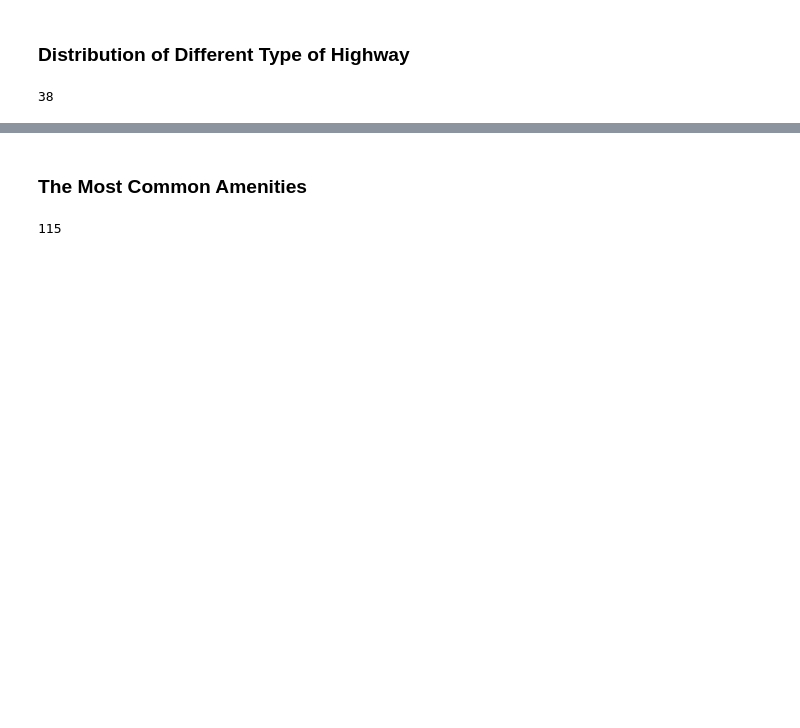
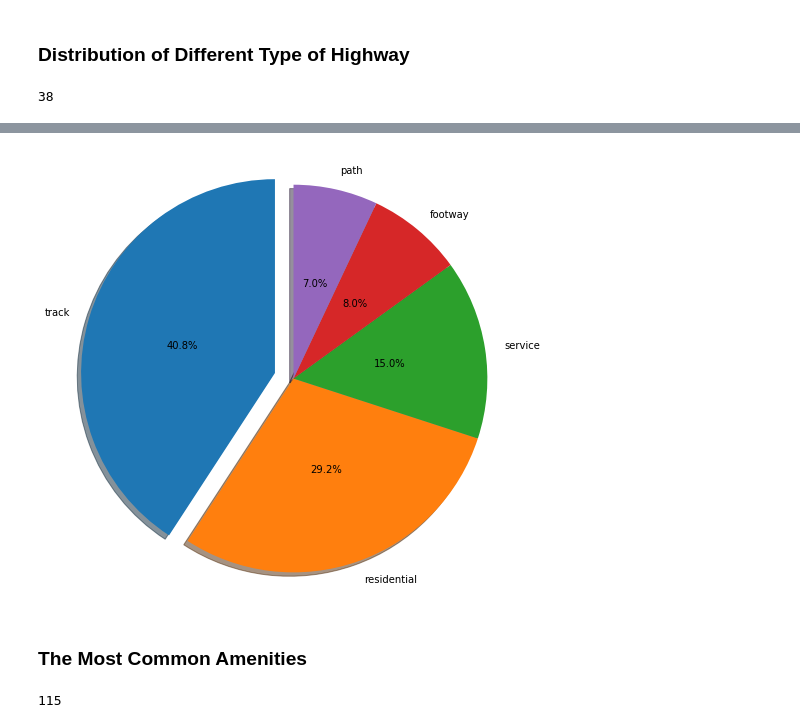
Before and after one commit to bulutenesemre/OsmAnalysis, a Jupyter notebook: notebooks/OsmAnalysis.ipynb, the cells around one changed output, grey strips where cells are left out. Cells and saved outputs as stored; diff of their text form; code cells hidden in the pictures; blank space fills up the shorter version.

Commit message:
Data Visualization samples added

```diff
--- a/notebooks/OsmAnalysis.ipynb
+++ b/notebooks/OsmAnalysis.ipynb
@@ -174,5 +176,6 @@ sqlContext.sql("SELECT osmWay.tags[0].value FROM osmWay WHERE tags[0].key='highw
 # %% [output]
 38
 # %%
-sqlContext.sql("SELECT osmWay.tags[0].value FROM osmWay WHERE tags[0].key='highway'").distinct().collect()
+highway = sqlContext.sql("SELECT osmWay.tags[0].value as Value,COUNT(osmWay.tags[0].value) as Count FROM osmWay WHERE tags[0].key='highway' GROUP BY osmWay.tags[0].value")
+highway.count()
 # %% [output]
@@ -195,0 +196,3 @@ sqlContext.sql("SELECT osmWay.tags[0].value FROM osmWay WHERE tags[0].key='highw
+# %%
+highway = highway.toPandas()
+highway.head()
@@ -195,0 +206,4 @@ sqlContext.sql("SELECT osmWay.tags[0].value FROM osmWay WHERE tags[0].key='highw
+# %%
+highwaydf = highway.sort_values(by=['Count'],ascending=False)
+highwaydf = highwaydf.head()
+highwaydf
@@ -196,3 +217,19 @@ sqlContext.sql("SELECT osmWay.tags[0].value FROM osmWay WHERE tags[0].key='highw
+# %%
+plt.pie(
+    highwaydf['Count'],
+    labels=highwaydf['Value'],
+    shadow=True,
+    explode=(0.1, 0, 0, 0, 0),
+    startangle=90,
+    autopct='%1.1f%%',
+    pctdistance = 0.5,
+)
+
+plt.axis('equal')
+fig = plt.gcf()
+fig.set_size_inches(8,8)
+# %% [output]
+[figure, added]
 # %% [markdown]
 ### The Most Common Amenities
 # %%
```
Also changed, not shown: parts of 12 cells of this notebook, 3 other files.
